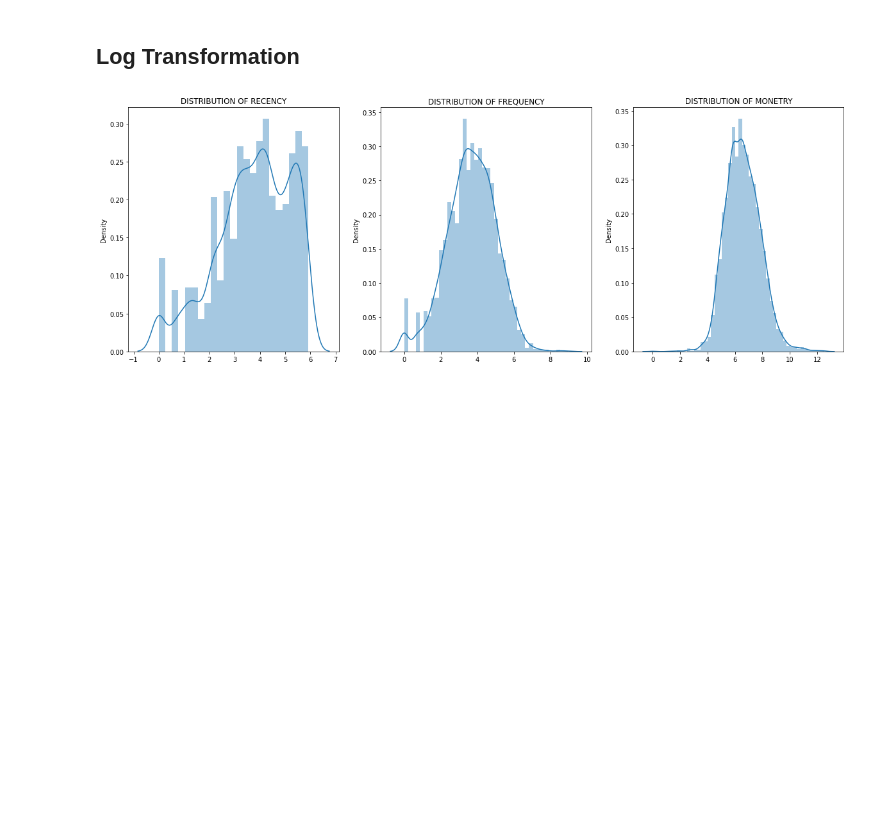
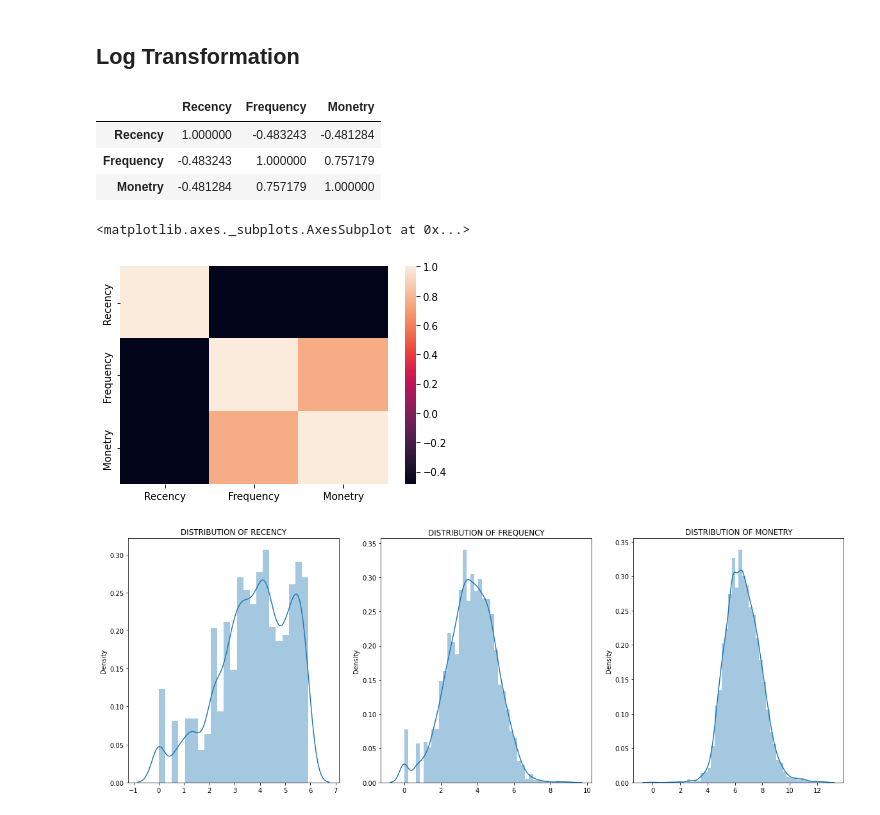
Before and after one commit to sumitgaikwad8877/Online_retail_customer_segmentation, a Jupyter notebook: Online_retail_customer_segmentation.ipynb, the cells around one changed output. Cells and saved outputs as stored; diff of their text form; code cells hidden in the pictures; blank space fills up the shorter version.

```diff
--- a/Online_retail_customer_segmentation.ipynb
+++ b/Online_retail_customer_segmentation.ipynb
@@ -1013,6 +1033,18 @@ rfm_df['Monetry'] = [hand_neg_zero(x) for x in rfm_df.Monetry]
 # %%
 # Performing Log transformation to bring data in normal or near to normal distributon.
 Log_rfm_df = rfm_df[['Recency','Frequency','Monetry']].apply(np.log, axis=1).round(2)
+# %%
+Log_rfm_df.corr()
+# %% [output]
+|  | Recency | Frequency | Monetry |
+| Recency | 1.000000 | -0.483243 | -0.481284 |
+| Frequency | -0.483243 | 1.000000 | 0.757179 |
+| Monetry | -0.481284 | 0.757179 | 1.000000 |
+# %%
+sns.heatmap(Log_rfm_df.corr())
+# %% [output]
+<matplotlib.axes._subplots.AxesSubplot at 0x...>
+[figure, added]
 # %%
 # lets visualize the Distribution of data.
 plt.figure(figsize=(20,7))
```
Also changed, not shown: parts of 3 cells of this notebook.
